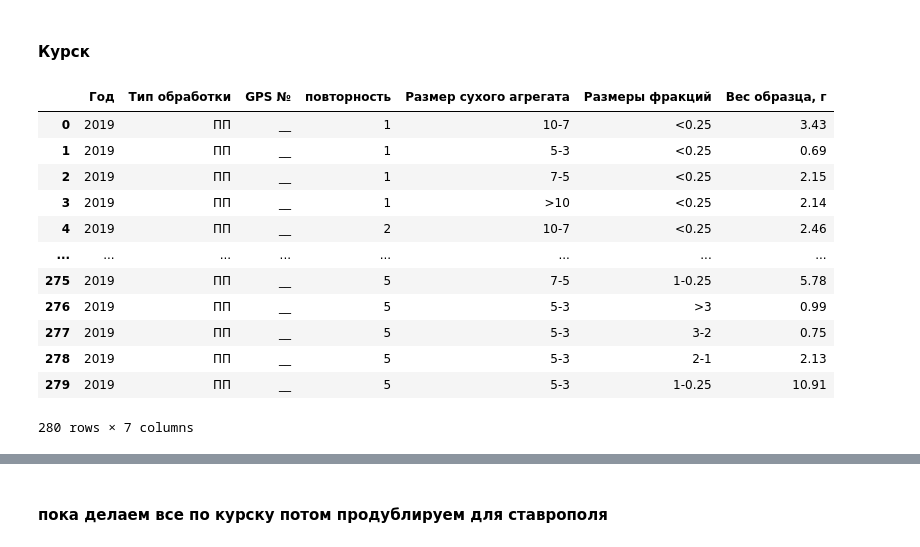
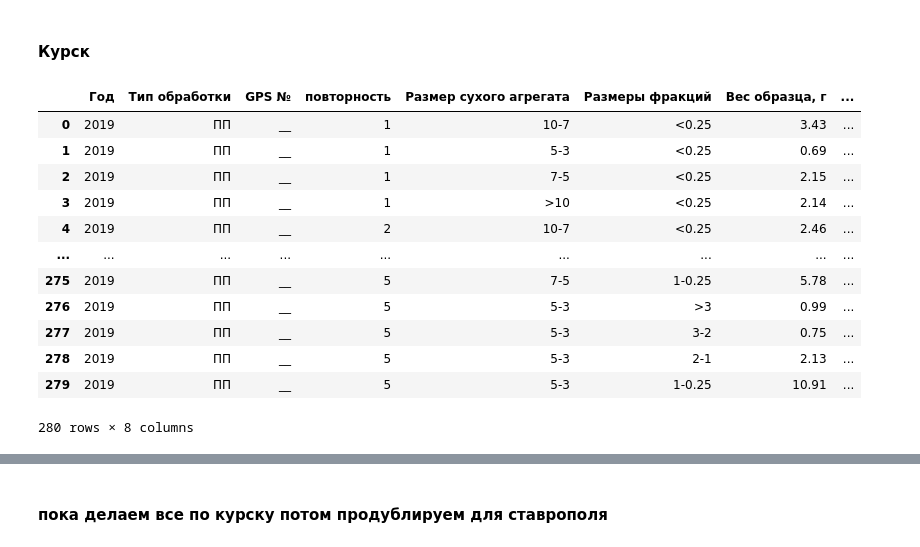
Before and after one commit to hukitoc94/uroshaynoe, a Jupyter notebook: data/data_preparation.ipynb, the cells around one changed output, grey strips where cells are left out. Drawn from its saved outputs; the diff is of its cells as text; code cells hidden in the pictures.

```diff
--- a/data/data_preparation.ipynb
+++ b/data/data_preparation.ipynb
@@ -121,43 +271,44 @@ mokroe = df.copy()
 
 mokroe['Вес образца, г'] = mokroe["вес чашки+просеянная фракция агрегатов"] - mokroe["вес пустой чашки в которую просеивали"]
 mokroe = mokroe.drop(["Масса образца", "вес пустой чашки в которую просеивали","вес чашки+просеянная фракция агрегатов" ], axis = 1)
 mokroe = mokroe.reindex(columns = ['Год', "Тип обработки","GPS №", "повторность",  "Размер сухого агрегата", "Размеры фракций", 'Вес образца, г'])
 
 mokroe["Размер сухого агрегата"] = mokroe["Размер сухого агрегата"].str.replace('мм', '')
 mokroe["Размер сухого агрегата"] = mokroe["Размер сухого агрегата"].str.replace(' ', '')
 
 mokroe["Размеры фракций"] = mokroe["Размеры фракций"].str.replace('мм', '')
 mokroe["Размеры фракций"] = mokroe["Размеры фракций"].str.replace(' ', '')
 
 
 sum_ = mokroe.groupby(["Год","Тип обработки", "GPS №", "повторность", "Размер сухого агрегата"	]).sum().reset_index()
 
 
 sum_['потери'] = 20 - sum_["Вес образца, г"]
 
 
 sum_["Размеры фракций"] = "<0.25"
 sum_ = sum_.drop(['Вес образца, г'], axis = 1)
 
 
 mokroe = pd.merge(sum_,mokroe,how = 'outer' , on = ['Год',"Тип обработки",'повторность', "GPS №", 'Размер сухого агрегата', 'Размеры фракций'] )
 
 mokroe = mokroe.drop("потери", axis = 1)
+mokroe['region'] = "Курск"
 mokroe.to_csv('мокрое просеивание Курск.csv', index = False)
 
 del mokroe, sum_ ,df
 pd.read_csv('мокрое просеивание Курск.csv')
 # %% [output]
-|  | Год | Тип обработки | GPS № | повторность | Размер сухого агрегата | Размеры фракций | Вес образца, г |
-| 0 | 2019 | ПП | __ | 1 | 10-7 | <0.25 | 3.43 |
-| 1 | 2019 | ПП | __ | 1 | 5-3 | <0.25 | 0.69 |
-| 2 | 2019 | ПП | __ | 1 | 7-5 | <0.25 | 2.15 |
-| 3 | 2019 | ПП | __ | 1 | >10 | <0.25 | 2.14 |
-| 4 | 2019 | ПП | __ | 2 | 10-7 | <0.25 | 2.46 |
-| ... | ... | ... | ... | ... | ... | ... | ... |
-| 275 | 2019 | ПП | __ | 5 | 7-5 | 1-0.25 | 5.78 |
-| 276 | 2019 | ПП | __ | 5 | 5-3 | >3 | 0.99 |
-| 277 | 2019 | ПП | __ | 5 | 5-3 | 3-2 | 0.75 |
-| 278 | 2019 | ПП | __ | 5 | 5-3 | 2-1 | 2.13 |
-| 279 | 2019 | ПП | __ | 5 | 5-3 | 1-0.25 | 10.91 |
+|  | Год | Тип обработки | GPS № | повторность | Размер сухого агрегата | Размеры фракций | Вес образца, г | ... |
+| 0 | 2019 | ПП | __ | 1 | 10-7 | <0.25 | 3.43 | ... |
+| 1 | 2019 | ПП | __ | 1 | 5-3 | <0.25 | 0.69 | ... |
+| 2 | 2019 | ПП | __ | 1 | 7-5 | <0.25 | 2.15 | ... |
+| 3 | 2019 | ПП | __ | 1 | >10 | <0.25 | 2.14 | ... |
+| 4 | 2019 | ПП | __ | 2 | 10-7 | <0.25 | 2.46 | ... |
+| ... | ... | ... | ... | ... | ... | ... | ... | ... |
+| 275 | 2019 | ПП | __ | 5 | 7-5 | 1-0.25 | 5.78 | ... |
+| 276 | 2019 | ПП | __ | 5 | 5-3 | >3 | 0.99 | ... |
+| 277 | 2019 | ПП | __ | 5 | 5-3 | 3-2 | 0.75 | ... |
+| 278 | 2019 | ПП | __ | 5 | 5-3 | 2-1 | 2.13 | ... |
+| 279 | 2019 | ПП | __ | 5 | 5-3 | 1-0.25 | 10.91 | ... |
-280 rows × 7 columns
+280 rows × 8 columns
```
Also changed, not shown: parts of 17 cells of this notebook, 20 other files.
